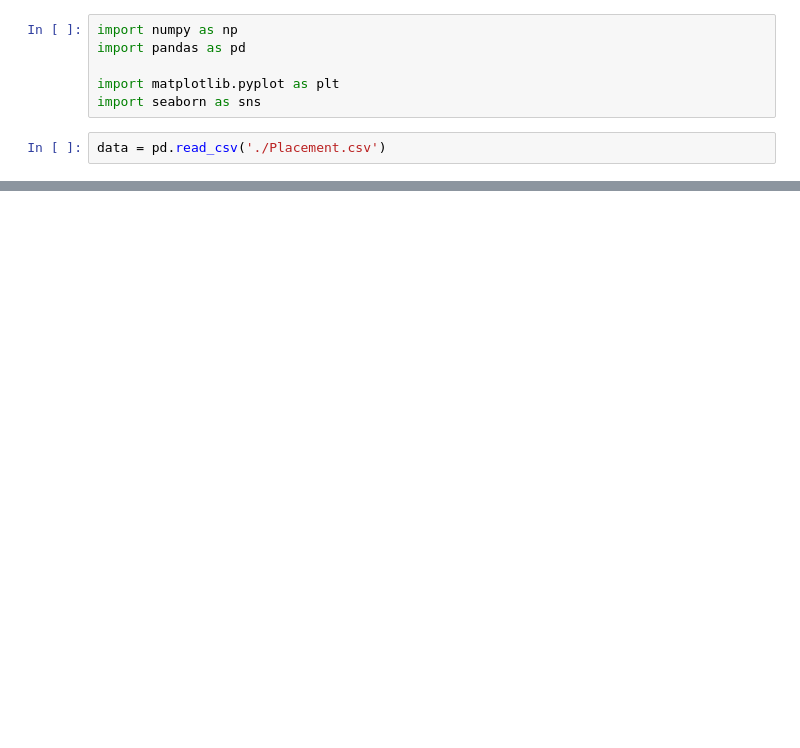
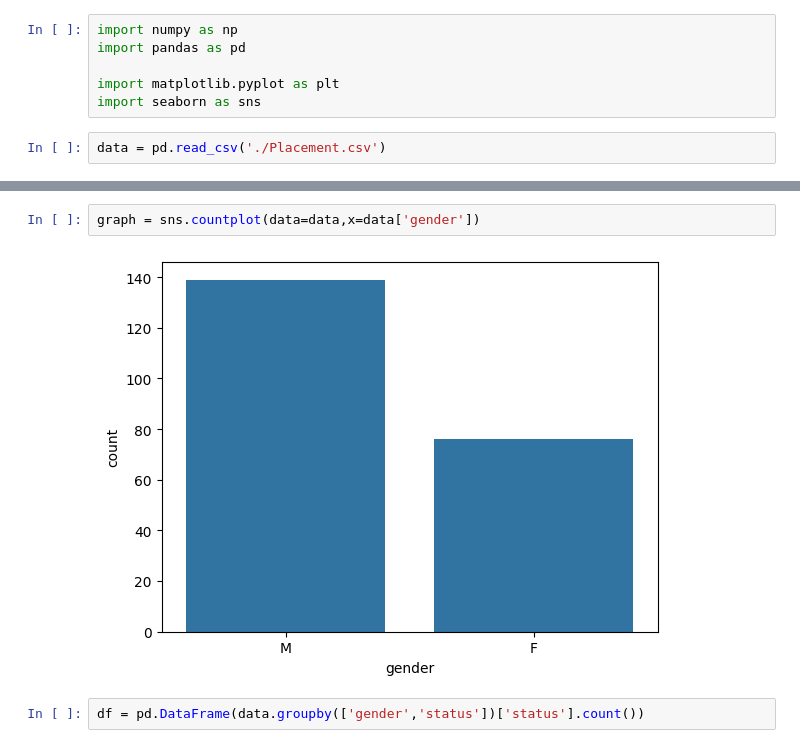
Before and after one commit to Gazuma/data-warehouse, a Jupyter notebook: Lab2.ipynb, the cells around one changed output, grey strips where cells are left out. Drawn from its saved outputs; the diff is of its cells as text; blank space fills up the shorter version.

```diff
--- a/Lab2.ipynb
+++ b/Lab2.ipynb
@@ -24,0 +60,6 @@ data
+# %%
+graph = sns.countplot(data=data,x=data['gender'])
+# %% [output]
+[figure, added]
+# %%
+df = pd.DataFrame(data.groupby(['gender','status'])['status'].count())
```
Also changed, not shown: parts of 21 cells of this notebook.
